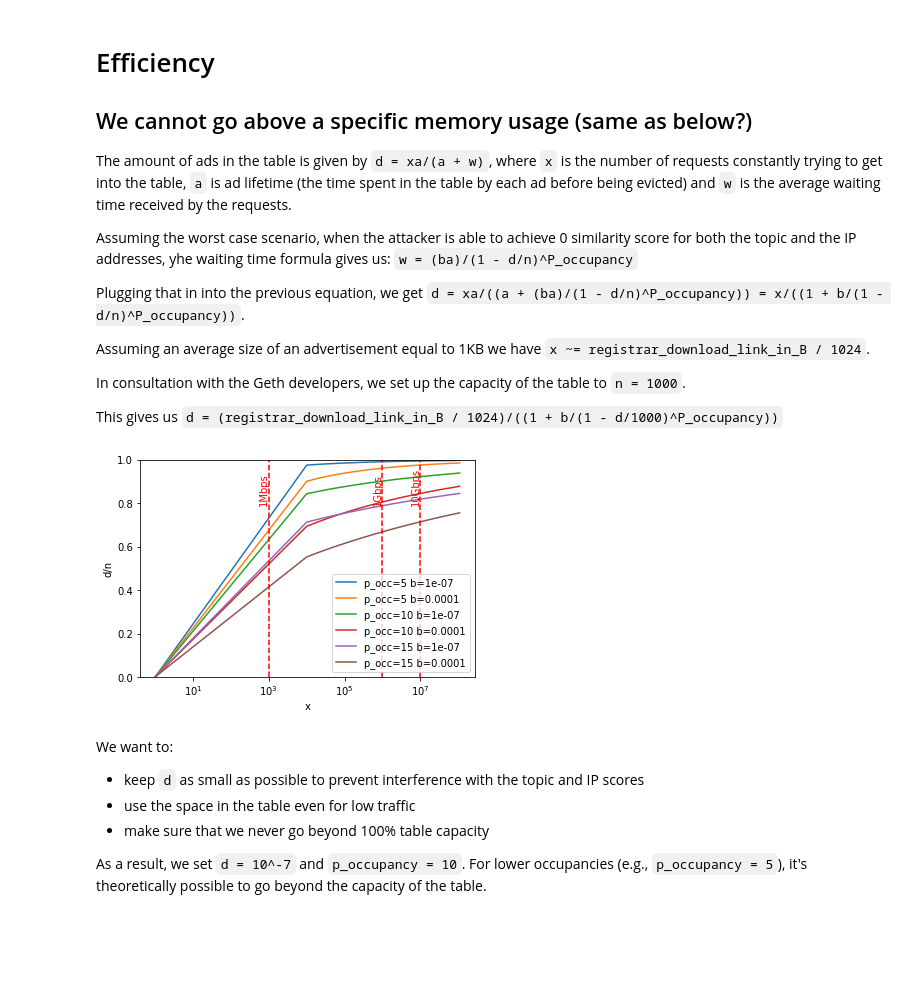
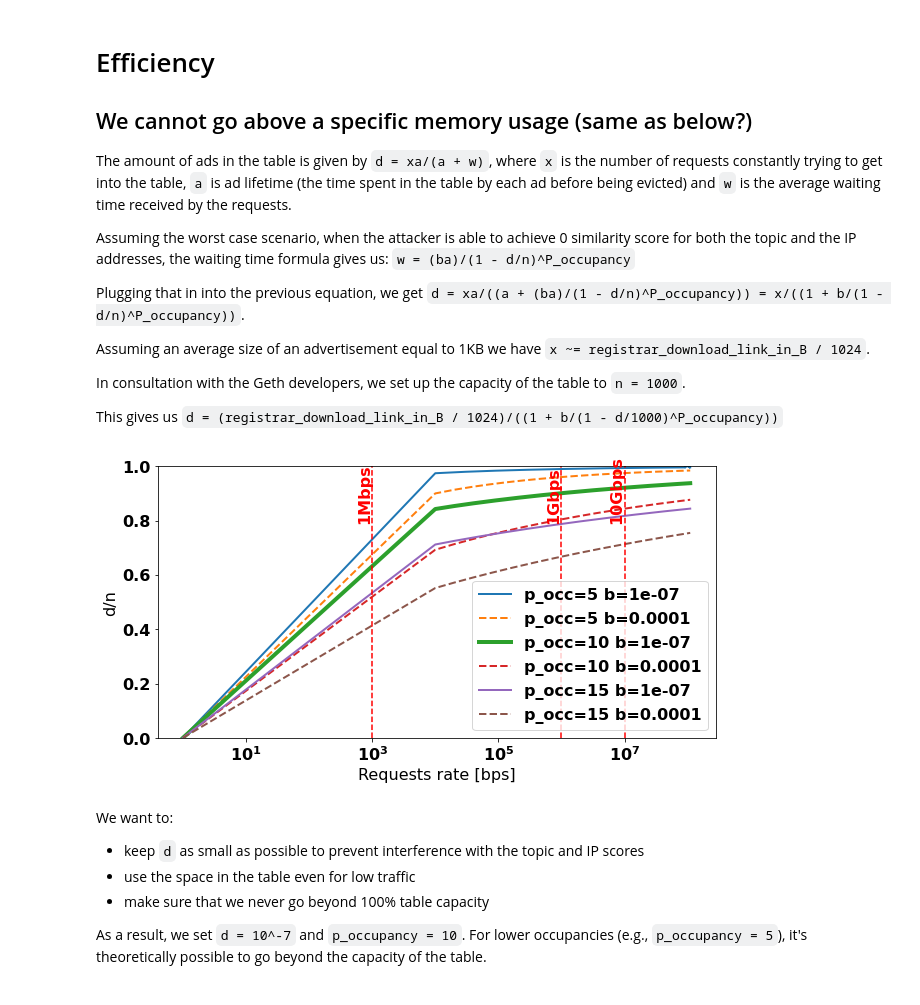
Before and after one commit to datahop/p2p-service-discovery, a Jupyter notebook: service-discovery/python/analysis_section.ipynb, the cells around one changed output. Cells and saved outputs as stored; diff of their text form; code cells hidden in the pictures; blank space fills up the shorter version.

Commit message:
analysis figure

```diff
--- a/service-discovery/python/analysis_section.ipynb
+++ b/service-discovery/python/analysis_section.ipynb
@@ -3,7 +3,7 @@
 ## We cannot go above a specific memory usage (same as below?)
 The amount of ads in the table is given by `d = xa/(a + w)`, where `x` is the number of requests constantly trying to get into the table, `a` is ad lifetime (the time spent in the table by each ad before being evicted) and `w` is the average waiting time received by the requests.
 
-Assuming the worst case scenario, when the attacker is able to achieve 0 similarity score for both the topic and the IP addresses, yhe waiting time formula gives us: `w = (ba)/(1 - d/n)^P_occupancy`
+Assuming the worst case scenario, when the attacker is able to achieve 0 similarity score for both the topic and the IP addresses, the waiting time formula gives us: `w = (ba)/(1 - d/n)^P_occupancy`
 
 Plugging that in into the previous equation, we get `d = xa/((a + (ba)/(1 - d/n)^P_occupancy)) = x/((1 + b/(1 - d/n)^P_occupancy))`.
 
@@ -19,9 +19,18 @@ This gives us `d = (registrar_download_link_in_B / 1024)/((1 + b/(1 - d/1000)^P_
 import numpy as np
 import matplotlib.pyplot as plt
 from scipy.optimize import fsolve
+import matplotlib
+
+font = {'family' : 'normal',
+        'weight' : 'bold',
+        'size'   : 16}
+
+matplotlib.rc('font', **font)
+matplotlib.rcParams['pdf.fonttype'] = 42
+matplotlib.rcParams['ps.fonttype'] = 42
 
 # Define the expression whose roots we want to find
-fig = plt.figure()
+fig = plt.figure(figsize=(10, 5))
 ax = fig.add_subplot()
 n = 1000
 
@@ -30,36 +39,41 @@ for p_occupancy in [5, 10, 15]:
         x_vals = []
         y_vals = []
 
         for x in range(1, 110000000, 10000):
             func = lambda d: x/(1+ b/(1-(d)/n)**p_occupancy) - (d)
             d = np.linspace(0, 300, 300)
 
             # Use the numerical solver to find the roots
             d_initial_guess = 10
             d_solution = fsolve(func, d_initial_guess)
 
             x_vals.append(x)
             y_vals.append(d_solution/n)
-        ax.plot(x_vals, y_vals, label='p_occ=' + str(p_occupancy) + " b=" + str(b))
+        if(b == 0.0001):
+            ax.plot(x_vals, y_vals, label='p_occ=' + str(p_occupancy) + " b=" + str(b), linestyle = "--", linewidth = 2)
+        elif (p_occupancy == 10):
+            ax.plot(x_vals, y_vals, label='p_occ=' + str(p_occupancy) + " b=" + str(b), linestyle = "-", linewidth = 4)
+        else:
+            ax.plot(x_vals, y_vals, label='p_occ=' + str(p_occupancy) + " b=" + str(b), linestyle = "-", linewidth = 2)
 
 plt.ylabel("d/n")
-plt.xlabel("x")
+plt.xlabel("Request rate [bps]")
 
 plt.axvline(x=10000000, color='red', linestyle='--')
 plt.annotate("10Gbps", xy = (10000000*0.75, 0.8), horizontalalignment = 'center', color='red', rotation=90)
 
 plt.axvline(x=1000000, color='red', linestyle='--')
 plt.annotate("1Gbps", xy = (1000000*0.75, 0.8), horizontalalignment = 'center', color='red', rotation=90)
 
 plt.axvline(x=1000, color='red', linestyle='--')
 plt.annotate("1Mbps", xy = (1000*0.75, 0.8), horizontalalignment = 'center', color='red', rotation=90)
 
 plt.xscale("log")
 plt.ylim(0, 1)
 plt.legend()
 plt.show()
 # %% [output]
-[figure, old version]
+[figure, new version]
 # %% [markdown]
 We want to:
 * keep `d` as small as possible to prevent interference with the topic and IP scores
```
Also changed, not shown: 1 other file.
